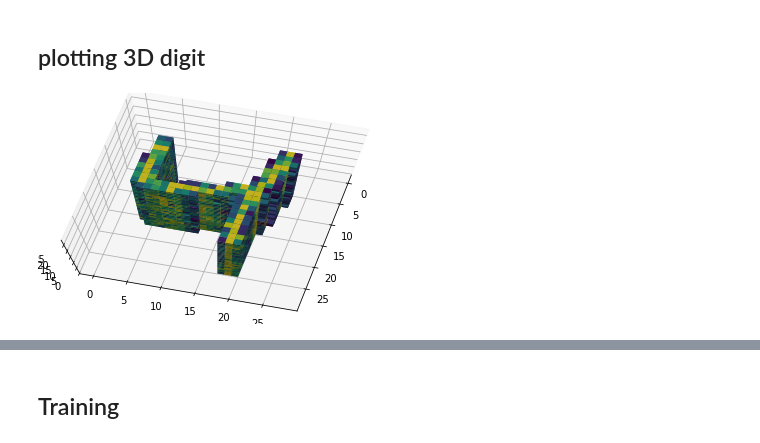
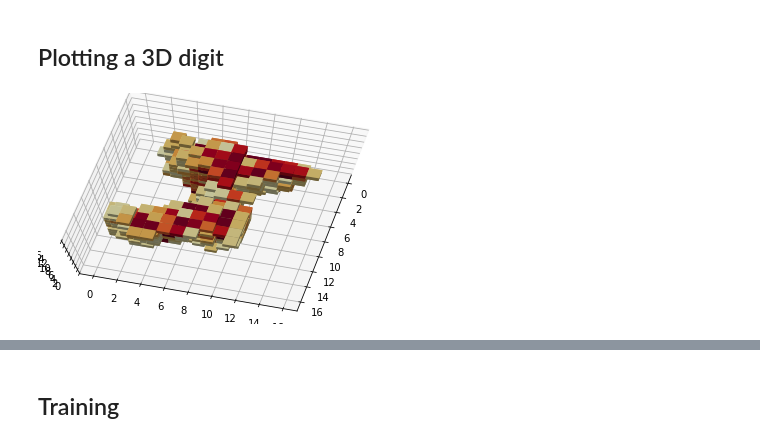
Before and after one commit to doleron/augmented_3d_mnist, a Jupyter notebook: mnist_3d.ipynb, the cells around one changed output, grey strips where cells are left out. Drawn from its saved outputs; the diff is of its cells as text; code cells hidden in the pictures.

Commit message:
generating & training

```diff
--- a/mnist_3d.ipynb
+++ b/mnist_3d.ipynb
@@ -13,2 +20,0 @@ Loaginf MNIST using built-in keras routine:
-# %%
-(train_X, train_y), (test_X, test_y) = mnist.load_data()
@@ -31,24 +20,0 @@ We will stack the original image n times in order to create a 3D grid which is t
-# %%
-import numpy as np
-import random
-
-grid = np.zeros((28, 28, 28))
-
-score = instance / 255.0
-
-zero_min = np.zeros((28, 28))
-one_max = np.ones((28, 28))
-
-def gaussian_noise(X, sigma):
-    ''' adds a gaussian noise limited to 0 and 1 inclusive'''
-    X_nonzero_indexes = np.nonzero(X)
-    noise = np.random.normal(0, sigma, X.shape)
-    copy = X.copy()
-    copy[X_nonzero_indexes] = np.minimum(np.maximum(X[X_nonzero_indexes] +
-        noise[X_nonzero_indexes], zero_min[X_nonzero_indexes]), one_max[X_nonzero_indexes])
-    return copy
-
-# generating a 3D instance from a 2D image
-for z in range(28):
-    instance_points = gaussian_noise(score, 0.2)
-    grid[:, :, z] = score
@@ -113,31 +29,31 @@ my_colored_grid = create_colored_grid(score, 28, "viridis")
 # %% [markdown]
-## plotting 3D digit
+## Plotting a 3D digit
 # %%
-from mpl_toolkits.mplot3d import Axes3D
-
 def print_grid(grid):
 
     grid_shape = grid.shape
 
     flattened = grid.reshape(((grid_shape[0] * grid_shape[1] * grid_shape[2]), 3))
     voxel_grid_array = np.zeros(len(flattened))
 
     for i in range(len(flattened)):
         temp = flattened[i]
         if temp[0] > 0 or temp[1] > 0 or temp[2] > 0:
             voxel_grid_array[i] = 1
 
     voxel_grid = voxel_grid_array.reshape((grid_shape[0], grid_shape[1], grid_shape[2]))
 
     fig = pyplot.figure()
     ax = fig.add_subplot(projection='3d')
     ax.azim = 15
     ax.dist = 8
     ax.elev = 75
     ax.voxels(voxel_grid, facecolors=grid)
 
     pyplot.show()
 
-print_grid(my_colored_grid)
+sample = train_X[0]
+
+print_grid(sample)
 # %% [output]
-[figure, old version]
+[figure, new version]
```
Also changed, not shown: parts of 30 cells of this notebook, 2 other files.
